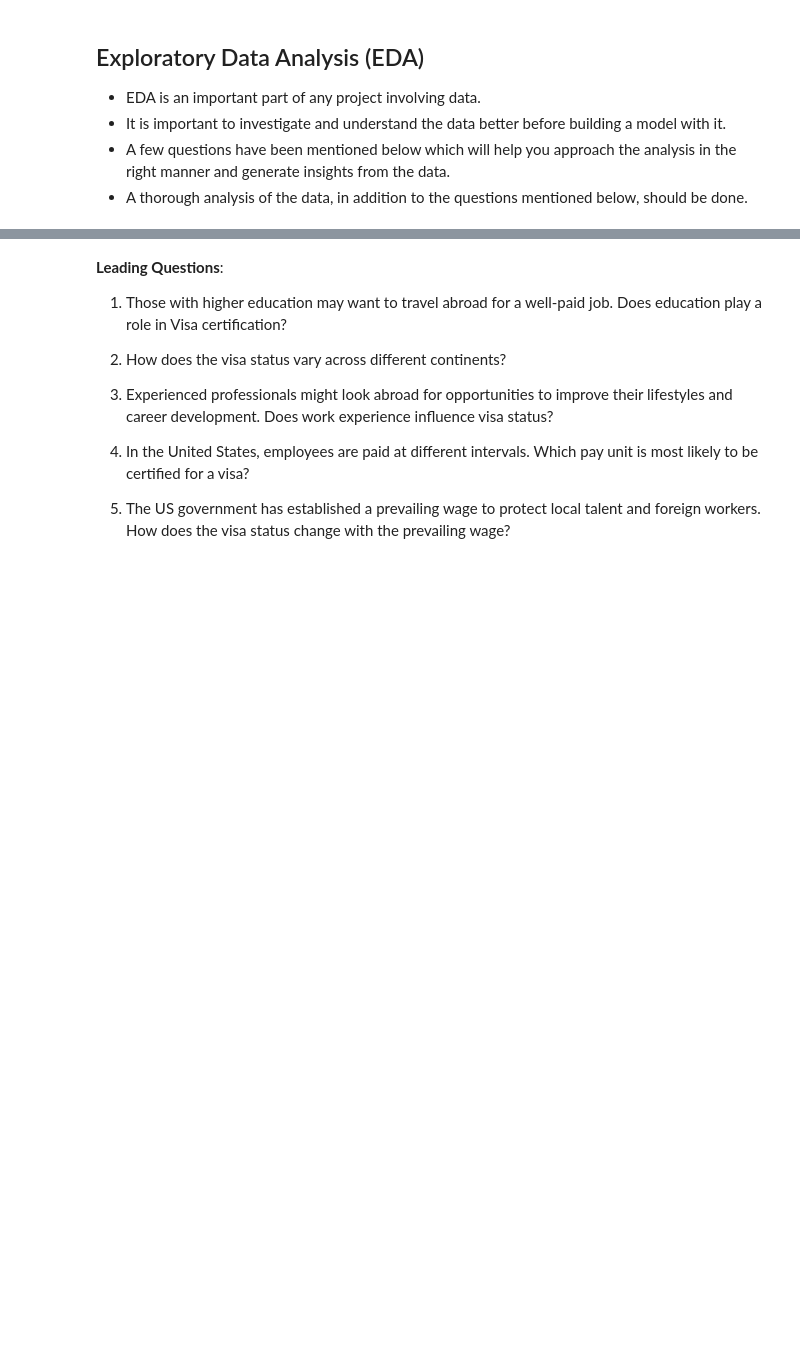
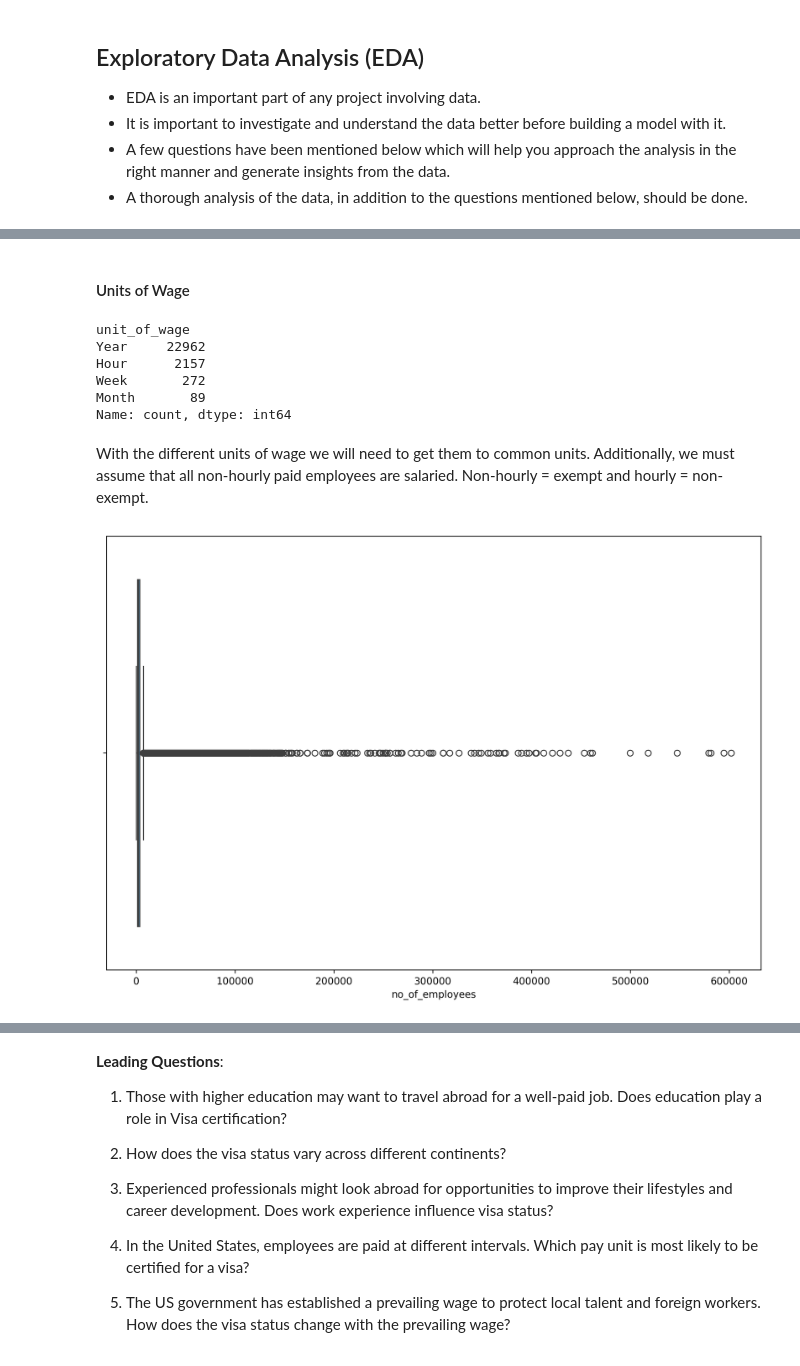
Before and after one commit to cmurray4492/PythonProjects, a Jupyter notebook: UT_Austin/Ensemble/Craig_Murray_DSBA_Project_ET_EasyVisa_Fullcode.ipynb, the cells around one changed output, grey strips where cells are left out. Drawn from its saved outputs; the diff is of its cells as text; code cells hidden in the pictures; blank space fills up the shorter version.

```diff
--- a/UT_Austin/Ensemble/Craig_Murray_DSBA_Project_ET_EasyVisa_Fullcode.ipynb
+++ b/UT_Austin/Ensemble/Craig_Murray_DSBA_Project_ET_EasyVisa_Fullcode.ipynb
@@ -153,0 +303,19 @@ A couple of items of concern here. First, the minimum number of employees at one
+# %% [markdown]
+#### Units of Wage
+# %%
+unit_of_wage_unique_values = raw_df['unit_of_wage'].value_counts()
+print(unit_of_wage_unique_values)
+# %% [output]
+unit_of_wage
+Year     22962
+Hour      2157
+Week       272
+Month       89
+Name: count, dtype: int64
+# %% [markdown]
+With the different units of wage we will need to get them to common units. Additionally, we must assume that all non-hourly paid employees are salaried. Non-hourly = exempt and hourly = non-exempt.
+# %%
+plt.figure(figsize=(12,8), dpi=250)
+sns.boxplot(data=raw_df, x='no_of_employees');
+# %% [output]
+[figure, added]
```
Also changed, not shown: parts of 12 cells of this notebook, 2 other files.
